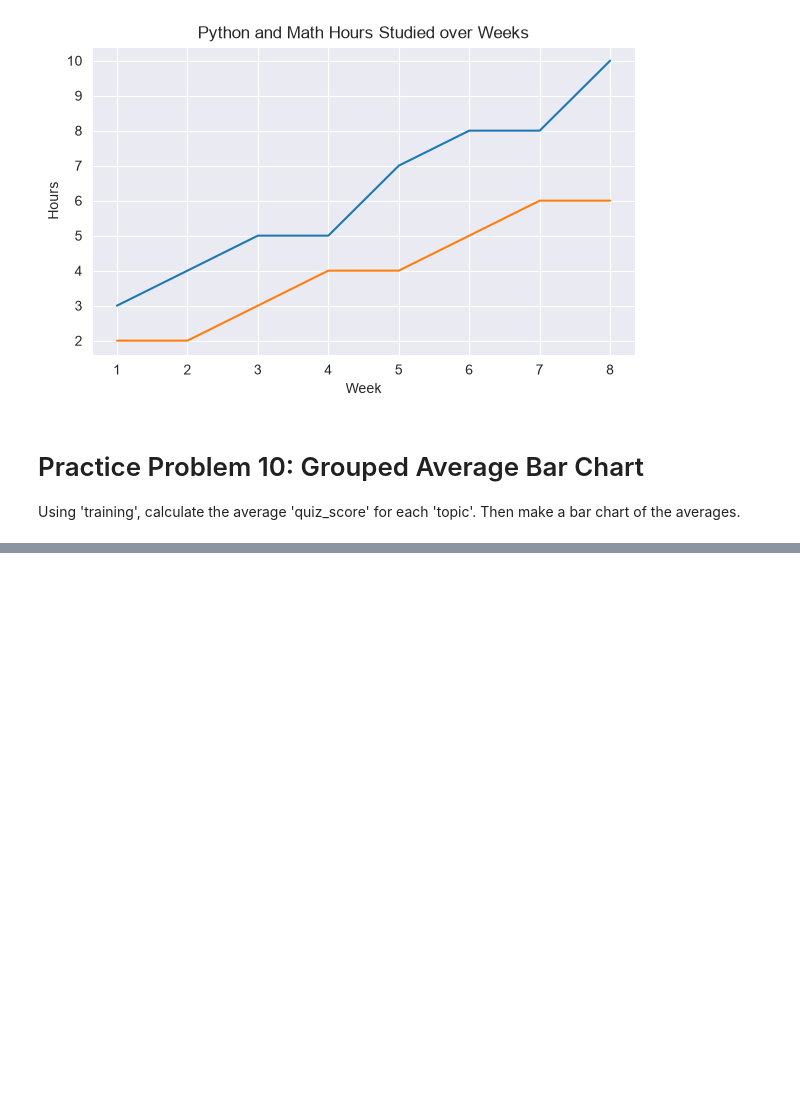
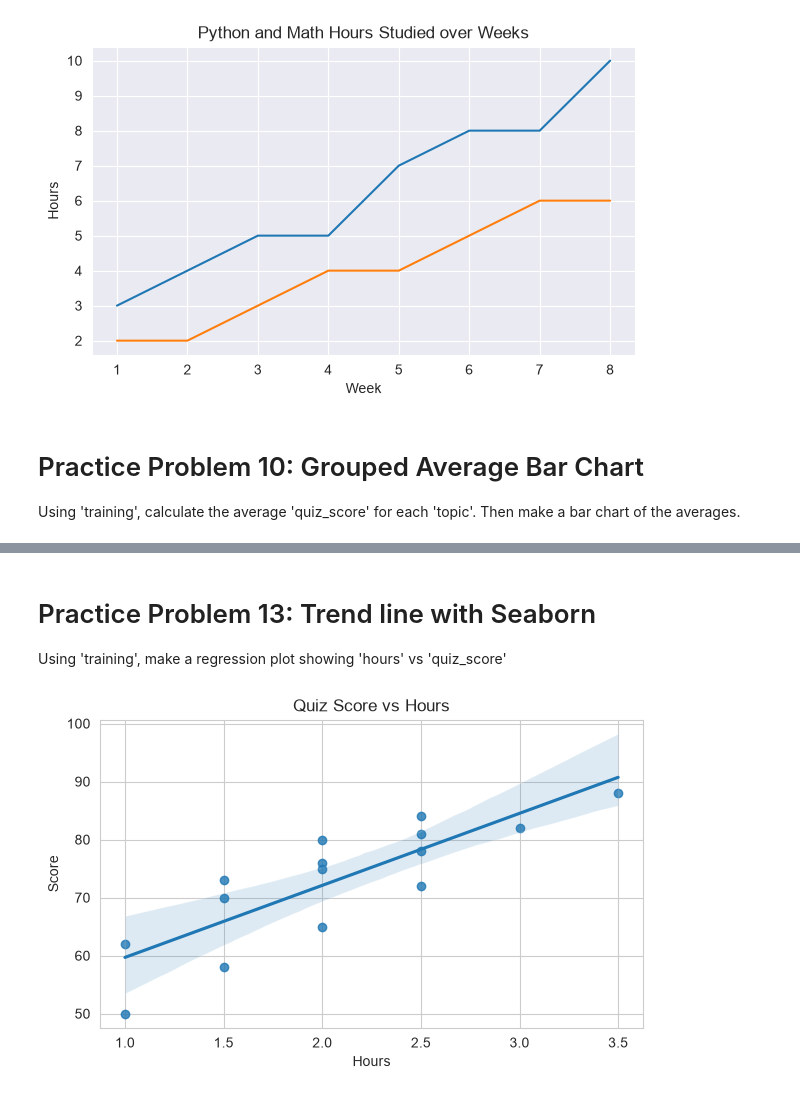
Before and after one commit to Chaunnnn/Quantum-Computing-HPC-Learning, a Jupyter notebook: Learning Logs/Stage 0 Python Notebook.ipynb, the cells around one changed output, grey strips where cells are left out. Saved outputs shown, nothing was run; the diff lists cells and outputs as text; code cells hidden in the pictures; blank space fills up the shorter version.

```diff
--- a/Learning Logs/Stage 0 Python Notebook.ipynb
+++ b/Learning Logs/Stage 0 Python Notebook.ipynb
@@ -227,0 +285,19 @@ Using 'training', calculate the average 'quiz_score' for each 'topic'. Then make
+# %% [markdown]
+# Practice Problem 13: Trend line with Seaborn
+
+Using 'training', make a regression plot showing 'hours' vs 'quiz_score'
+# %%
+fig, ax = plt.subplots(figsize=(7,4))
+
+sns.regplot(
+    data=training,
+    x='hours',
+    y='quiz_score',
+    ax=ax
+)
+
+sns.set_style('whitegrid')
+ax.set(title='Quiz Score vs Hours', xlabel='Hours', ylabel='Score')
+plt.show()
+# %% [output]
+[figure, added]
```
Also changed, not shown: parts of 7 cells of this notebook.
